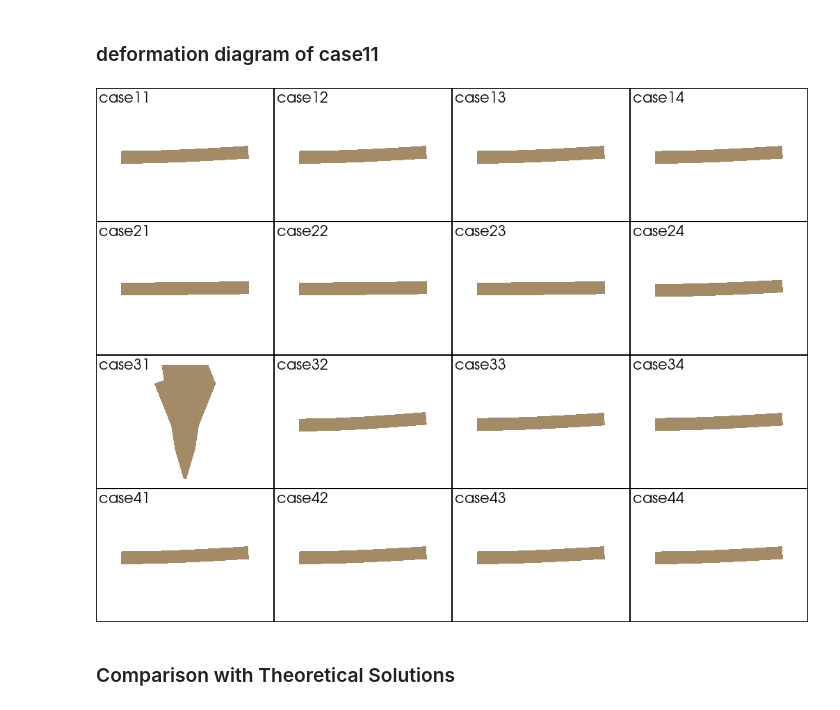
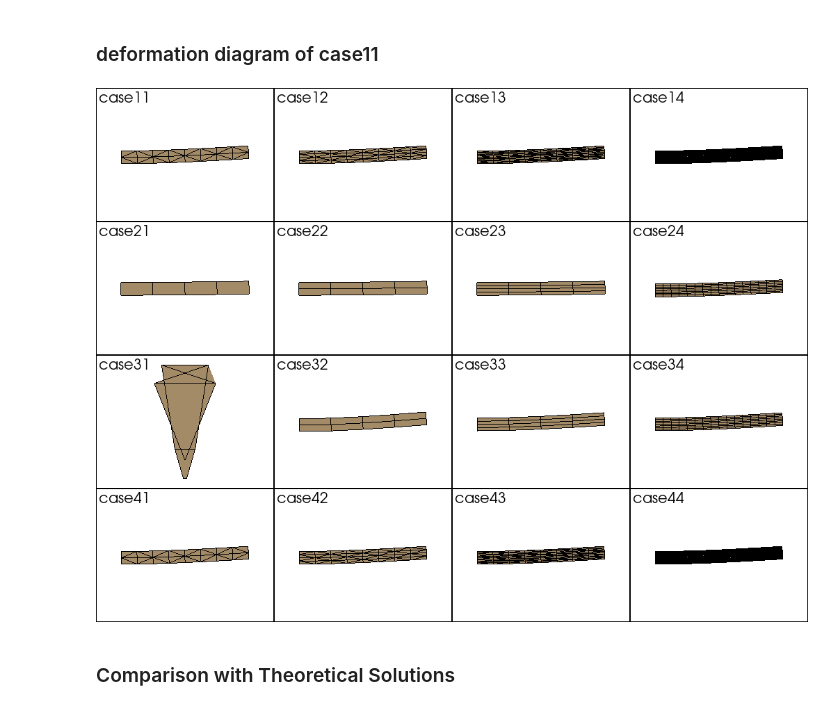
Before and after one commit to tkoyama010/awesome-getfem, a Jupyter notebook: doc/cantilever.ipynb, the cells around one changed output. Cells and saved outputs as stored; diff of their text form; code cells hidden in the pictures.

```diff
--- a/doc/cantilever.ipynb
+++ b/doc/cantilever.ipynb
@@ -291,16 +291,16 @@ w
 # %%
 p = pv.Plotter(shape=(4, 4))
 
 for i in range(4):
     for j in range(4):
         p.subplot(i, j)
         mesh = pv.read("u_" + cases[i * 4 + j] + ".vtk")
         p.add_text(cases[i * 4 + j], font_size=10)
-        p.add_mesh(mesh.warp_by_vector("u"), color="tan")
+        p.add_mesh(mesh.warp_by_vector("u"), color="tan", show_edges=True)
 
 p.show(cpos="xy")
 # %% [output]
-[figure, old version]
+[figure, new version]
 # %% [markdown]
 ### Comparison with Theoretical Solutions
 # %%
```
